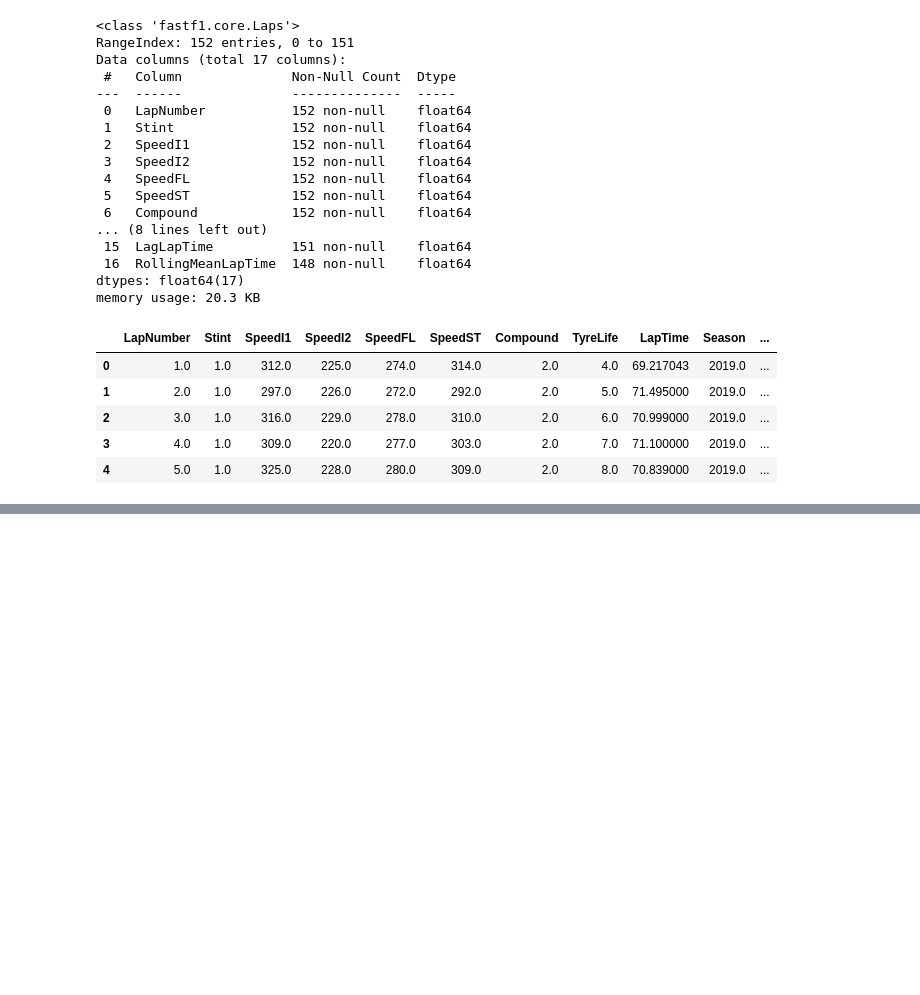
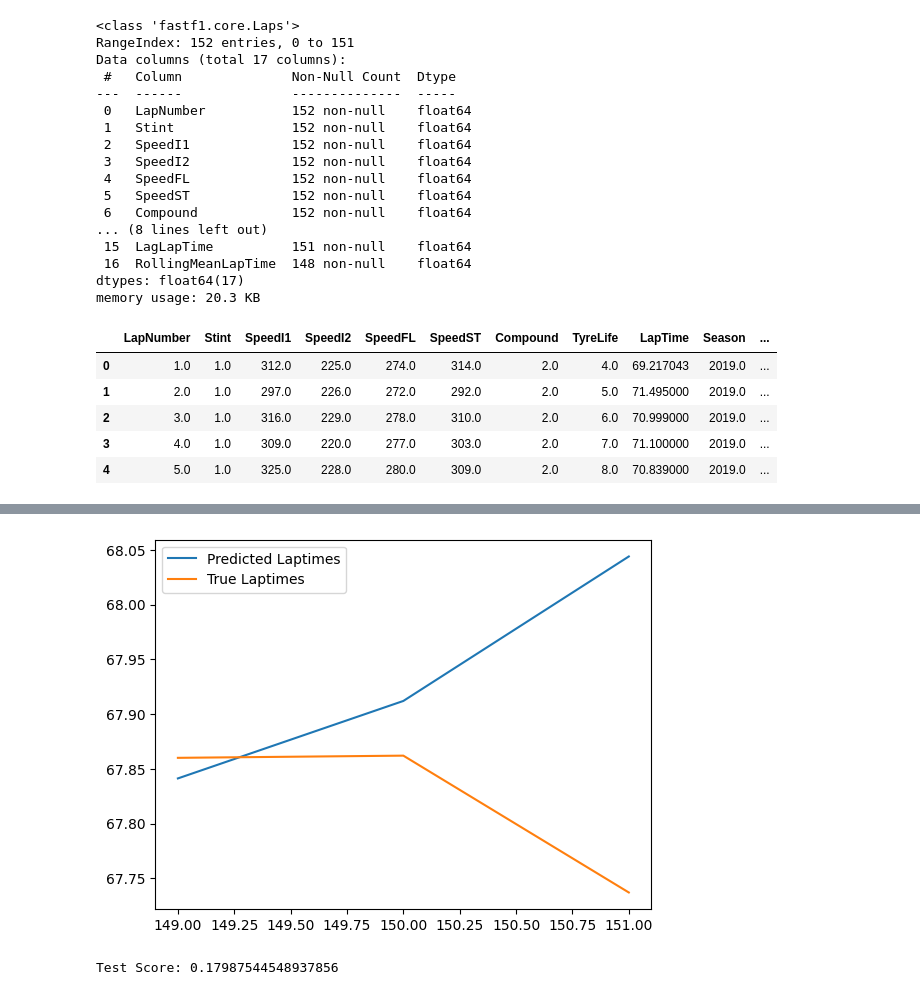
Before and after one commit to vicmcl/ml-laptime, a Jupyter notebook: ml_laptime/notebook/train.ipynb, the cells around one changed output, grey strips where cells are left out. Cells and saved outputs as stored; diff of their text form; code cells hidden in the pictures; blank space fills up the shorter version.

Commit message:
FEAT: predict future laptimes with measured error score

```diff
--- a/ml_laptime/notebook/train.ipynb
+++ b/ml_laptime/notebook/train.ipynb
@@ -266,0 +257,17 @@ for train_idx, val_idx in tss.split(df_train):
+# %%
+X_train = df_train[FEATURES]
+y_train = df_train[TARGET]
+
+model = XGBRegressor(
+    n_estimators=1000,
+    learning_rate=0.01,
+    max_depth=5,
+    early_stopping_rounds=50,
+    random_state=42
+)
+
+model.fit(
+    X_train, y_train,
+    eval_set=[(X_train, y_train)],
+    verbose=100
+)
@@ -266,0 +297,14 @@ for train_idx, val_idx in tss.split(df_train):
+# %%
+df_test['Preds'] = model.predict(df_test[FEATURES])
+# %%
+df_test['Preds'].plot(label="Predicted Laptimes")
+df_test['LapTime'].plot(label="True Laptimes")
+plt.legend()
+plt.show()
+# %% [output]
+[figure, added]
+# %%
+score_test = mean_squared_error(df_test['LapTime'], df_test['Preds'], squared=False)
+print('Test Score:', score_test)
+# %% [output]
+Test Score: 0.17987544548937856
```
Also changed, not shown: parts of 6 cells of this notebook.
